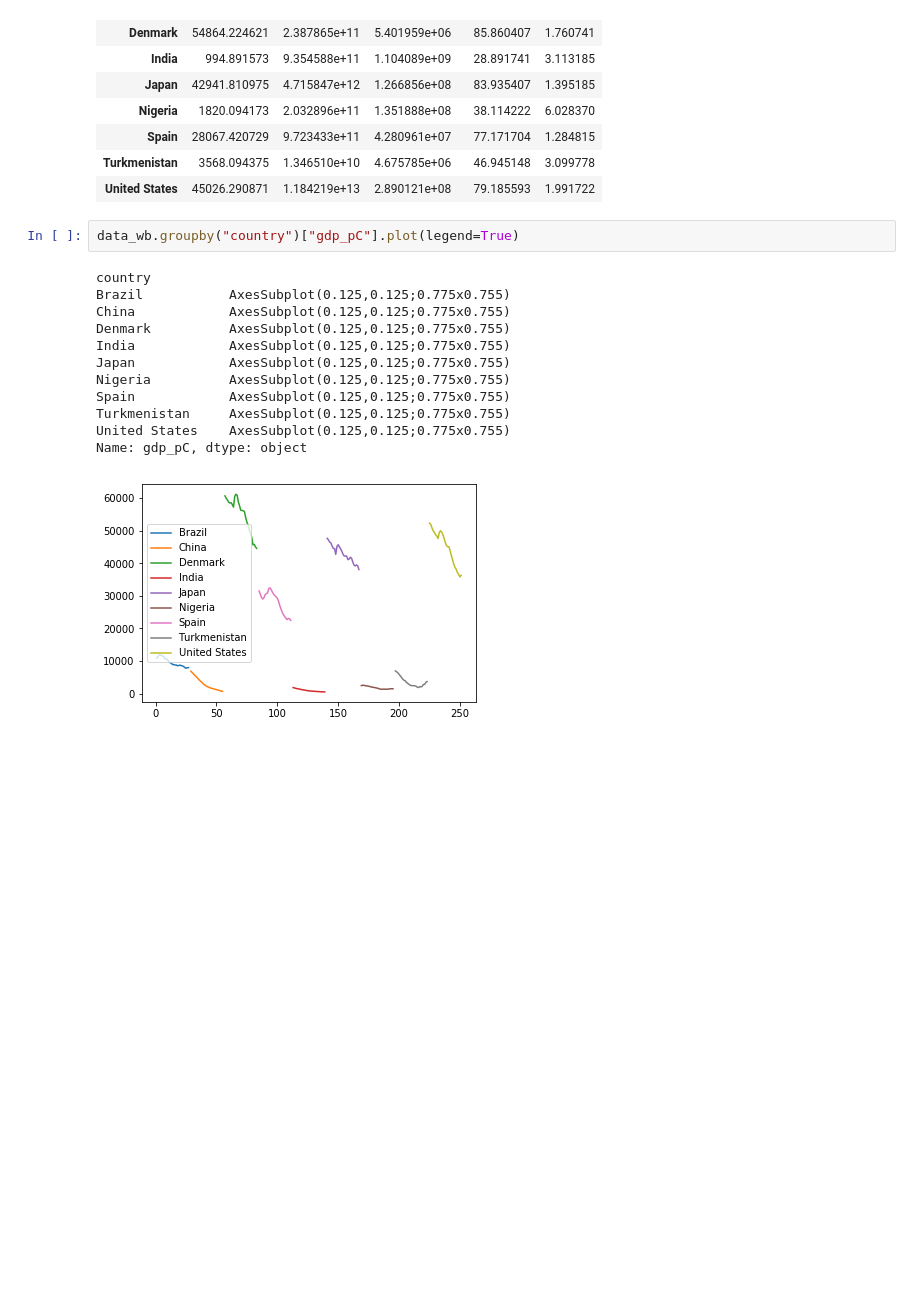
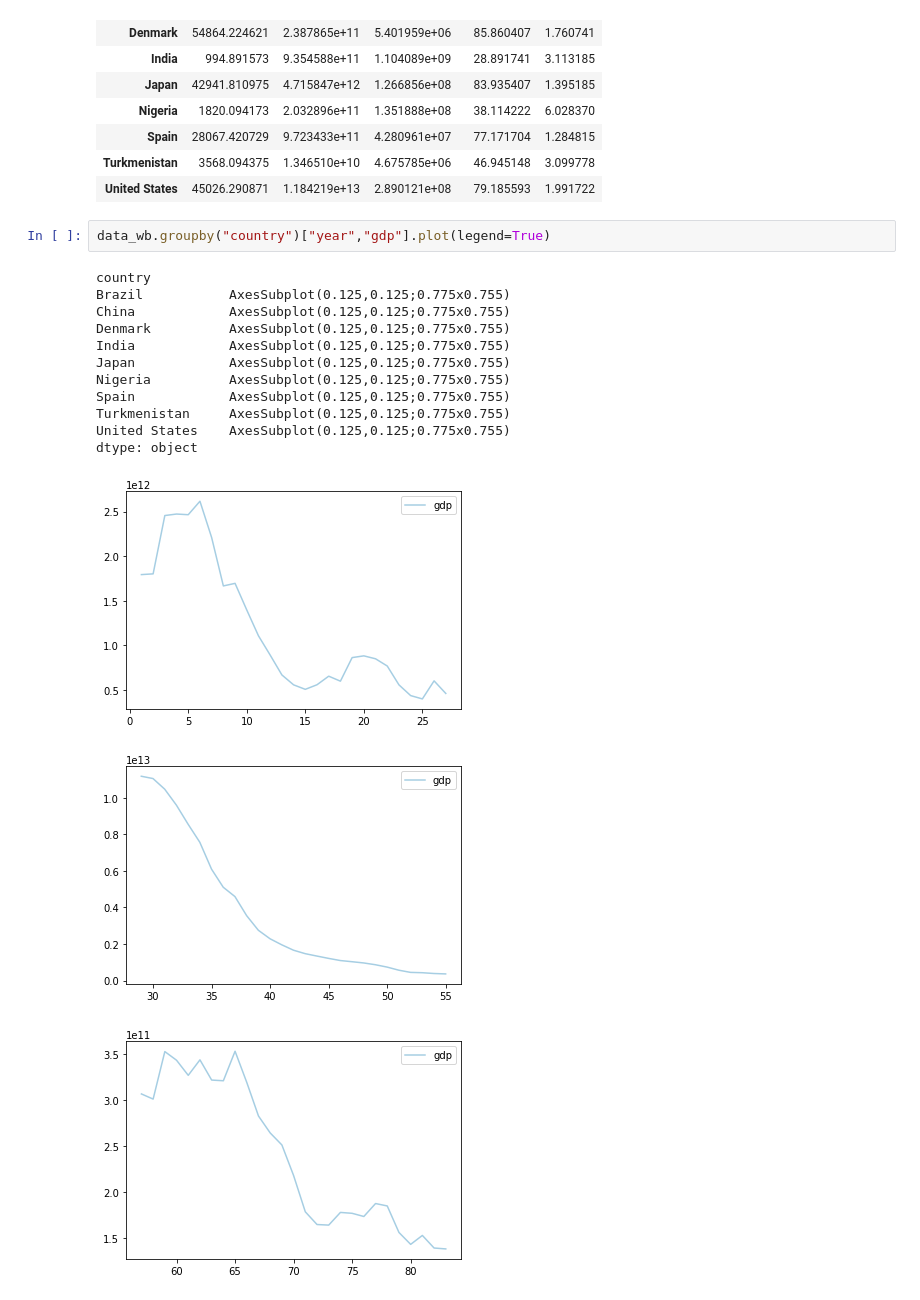
Before and after one commit to NumEconCopenhagen/projects-2019-tba, a Jupyter notebook: dataproject/dataproject/Dataproject_Tonje/dataProject.ipynb, the cells around one changed output. Drawn from its saved outputs; the diff is of its cells as text; blank space fills up the shorter version.

```diff
--- a/dataproject/dataproject/Dataproject_Tonje/dataProject.ipynb
+++ b/dataproject/dataproject/Dataproject_Tonje/dataProject.ipynb
@@ -216,17 +249,19 @@ data_wb.groupby("country").mean()
 | Turkmenistan | 3568.094375 | 1.346510e+10 | 4.675785e+06 | 46.945148 | 3.099778 |
 | United States | 45026.290871 | 1.184219e+13 | 2.890121e+08 | 79.185593 | 1.991722 |
 # %%
-data_wb.groupby("country")["gdp_pC"].plot(legend=True)
+data_wb.groupby("country")["year","gdp"].plot(legend=True)
 # %% [output]
 country
 Brazil           AxesSubplot(0.125,0.125;0.775x0.755)
 China            AxesSubplot(0.125,0.125;0.775x0.755)
 Denmark          AxesSubplot(0.125,0.125;0.775x0.755)
 India            AxesSubplot(0.125,0.125;0.775x0.755)
 Japan            AxesSubplot(0.125,0.125;0.775x0.755)
 Nigeria          AxesSubplot(0.125,0.125;0.775x0.755)
 Spain            AxesSubplot(0.125,0.125;0.775x0.755)
 Turkmenistan     AxesSubplot(0.125,0.125;0.775x0.755)
 United States    AxesSubplot(0.125,0.125;0.775x0.755)
-Name: gdp_pC, dtype: object
+dtype: object
-[figure, old version]
+[figure, new version]
+[figure, added]
+[figure, added]
```
Also changed, not shown: parts of 9 cells of this notebook.
